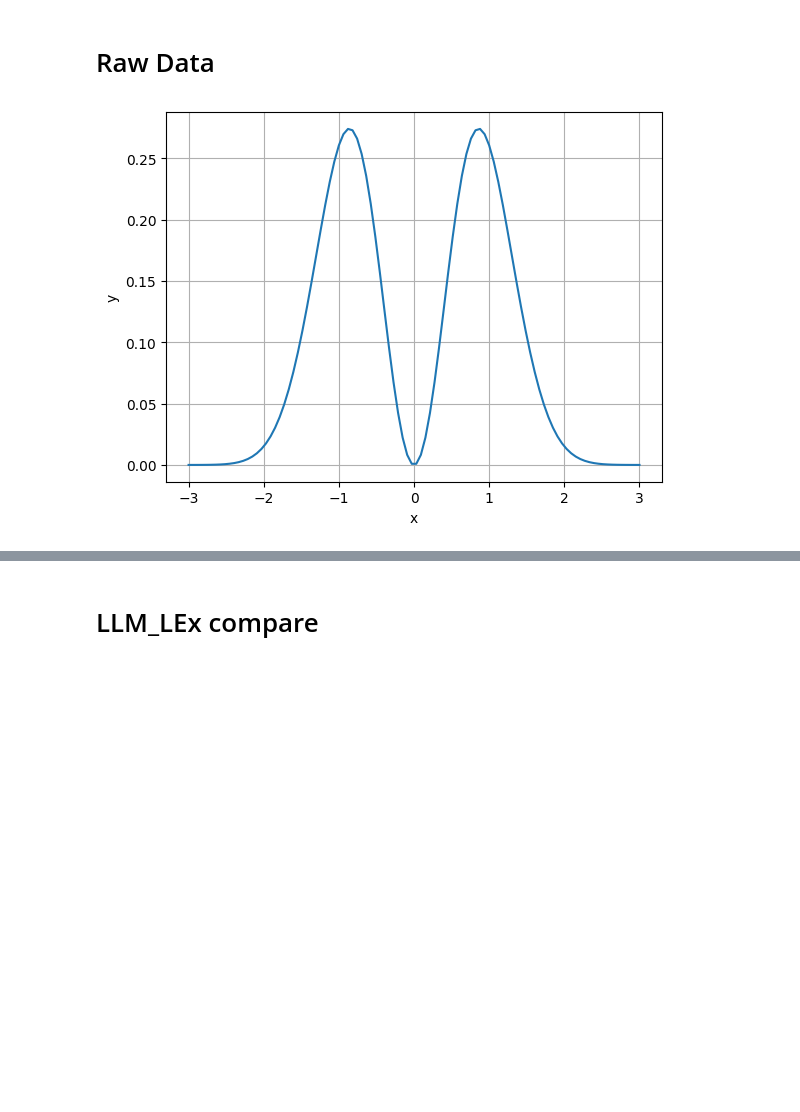
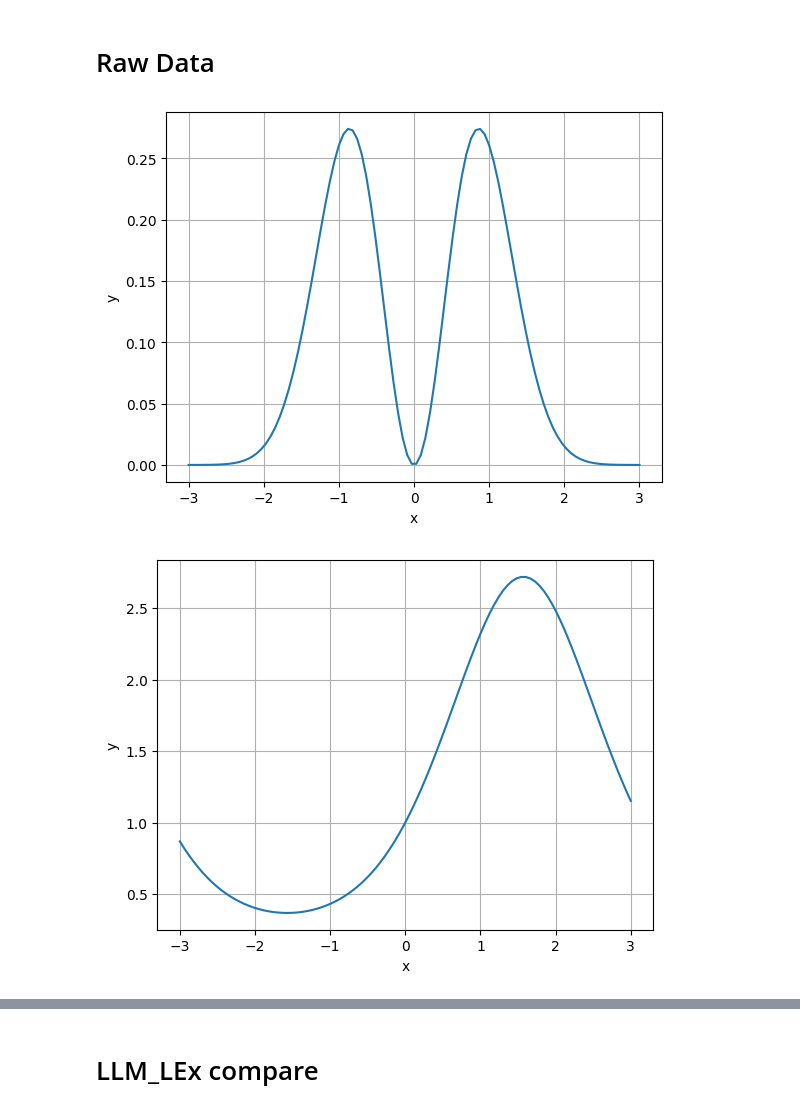
Before and after one commit to harveyThomas4692/llmlex, a Jupyter notebook: Examples/raw_data_examples.ipynb, the cells around one changed output, grey strips where cells are left out. Drawn from its saved outputs; the diff is of its cells as text; code cells hidden in the pictures; blank space fills up the shorter version.

```diff
--- a/Examples/raw_data_examples.ipynb
+++ b/Examples/raw_data_examples.ipynb
@@ -25,16 +25,39 @@ client = openai.OpenAI(
 # %%
 x = np.linspace(-3, 3, 100)
 y = np.exp(-x**2)*np.sin(x)**2
+y2 = np.exp(np.sin(x))
+y3 = x**3. - 10*np.abs(x)
 #y = np.pi*np.ones(100)
 
 plt.plot(x, y,label='data')
 plt.xlabel('x')
 plt.ylabel('y')
 plt.grid(True)
 #plt.legend()
 plt.savefig('plot.png')
-
+plt.show()
 # Getting the Base64 string
 base64_image = llmlex.images.encode_image('plot.png')
+
+plt.plot(x, y2, label='data')
+plt.xlabel('x')
+plt.ylabel('y')
+plt.grid(True)
+plt.savefig('plot_y2.png')
+plt.show()
+
+# Getting the Base64 string for y2
+base64_image_y2 = llmlex.images.encode_image('plot_y2.png')
+
+plt.plot(x, y3, label='data')
+plt.xlabel('x')
+plt.ylabel('y')
+plt.grid(True)
+plt.savefig('plot_y3.png')
+plt.show()
+
+# Getting the Base64 string for y2
+base64_image_y2 = llmlex.images.encode_image('plot_y3.png')
 # %% [output]
 [figure]
+[figure, added]
```
Also changed, not shown: parts of 13 cells of this notebook, 2 other files.
